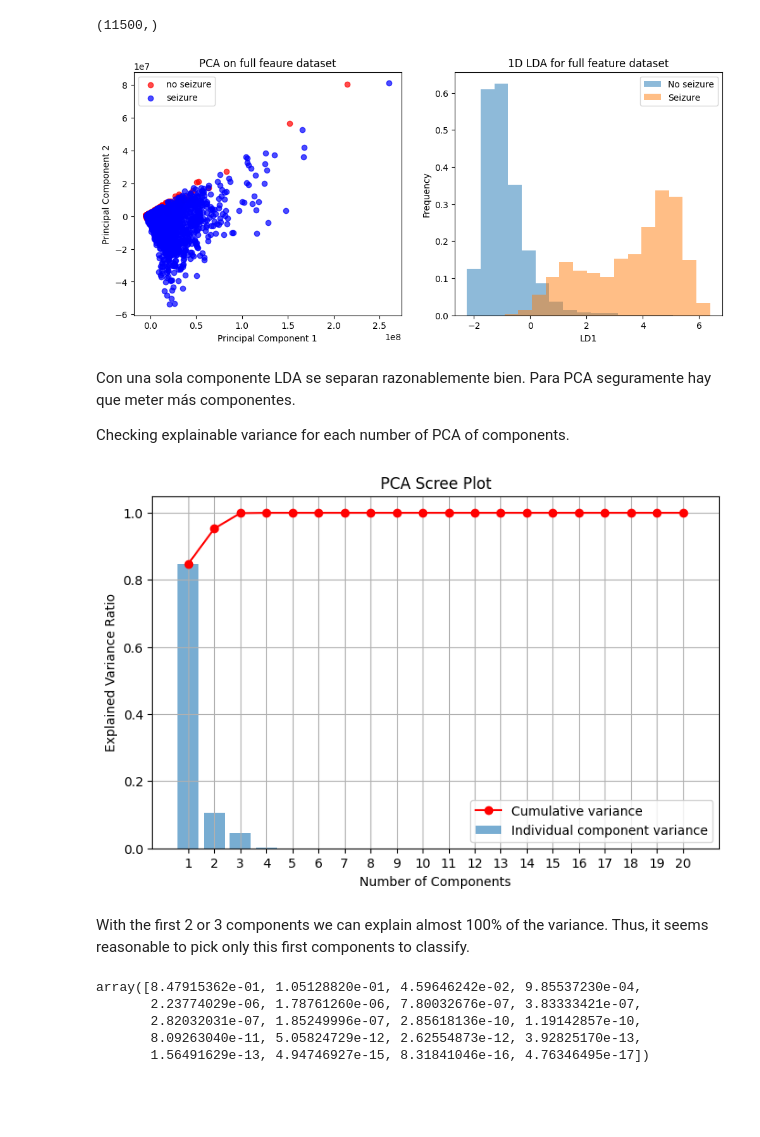
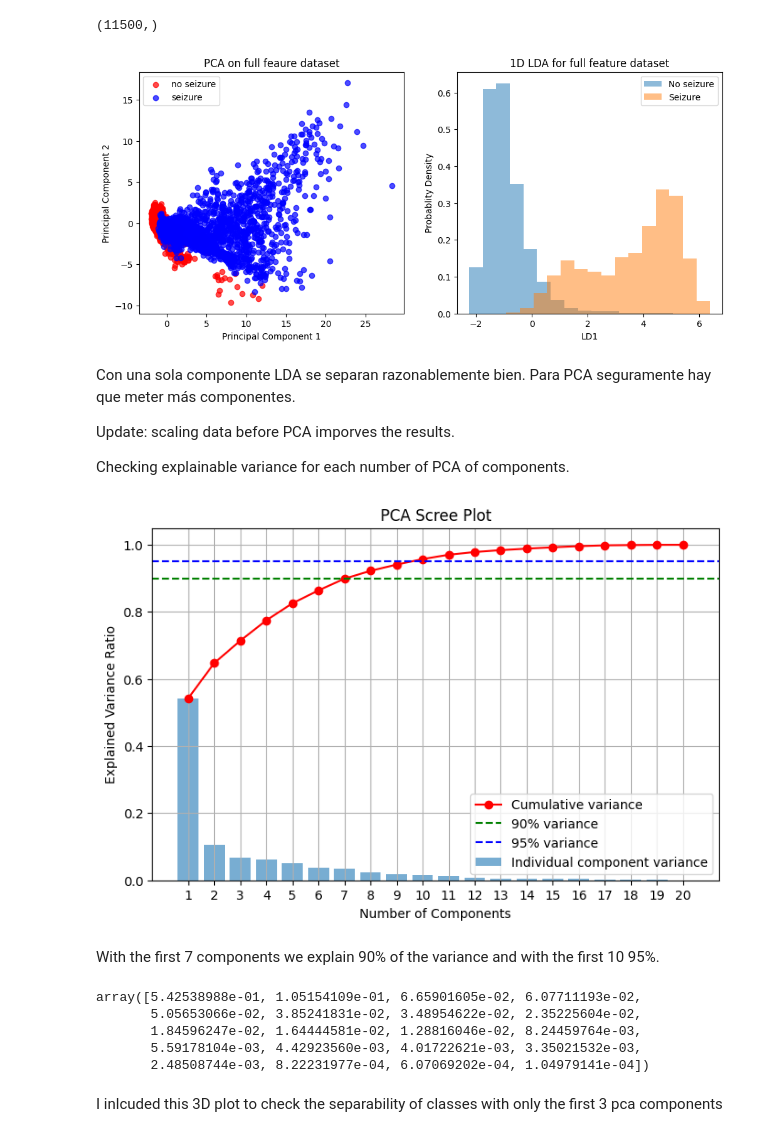
Before and after one commit to xterm99/kaggle-epileptic-seizure-recognition, a Jupyter notebook: dimensionality_reduction.ipynb, the cells around one changed output. Saved outputs shown, nothing was run; the diff lists cells and outputs as text; code cells hidden in the pictures; blank space fills up the shorter version.

Commit message:
imporved PCA by normalizing features before transformation

```diff
--- a/dimensionality_reduction.ipynb
+++ b/dimensionality_reduction.ipynb
@@ -25,0 +24,8 @@ y = transformed_df["y"]
+# %%
+X = transformed_df.drop(columns="y")
+y = transformed_df["y"]
+
+# Pruebo a normalizar por si mejora los resultados
+scaler = StandardScaler()
+X = pd.DataFrame(scaler.fit_transform(X), columns=X.columns)
+X
@@ -66,52 +86,59 @@ plt.ylabel("Probablity Density")
 plt.legend()
 plt.show()
 # %% [output]
-[figure, old version]
+[figure, new version]
 # %% [markdown]
 Con una sola componente LDA se separan razonablemente bien. Para PCA seguramente hay que meter más componentes.
 
+Update: scaling data before PCA imporves the results.
+
 Checking explainable variance for each number of PCA of components.
 # %%
 pca = PCA()
 pca.fit(X)
 
 explained_variance_ratio = pca.explained_variance_ratio_
 cumulative_explained_variance = np.cumsum(explained_variance_ratio)
 
 plt.figure(figsize=(8, 5))
 
 # Plot individual explained variance ratios
 plt.bar(range(1, len(explained_variance_ratio) + 1),
         explained_variance_ratio,
         alpha=0.6,
         label='Individual component variance')
 
 # Plot cumulative explained variance
 plt.plot(range(1, len(cumulative_explained_variance) + 1),
          cumulative_explained_variance,
          marker='o',
          color='red',
          label='Cumulative variance')
 
+plt.axhline(y=0.9, color='green', linestyle='--', label='90% variance')
+plt.axhline(y=0.95, color='blue', linestyle='--', label='95% variance')
+
 plt.xlabel('Number of Components')
 plt.ylabel('Explained Variance Ratio')
 plt.title('PCA Scree Plot')
 plt.xticks(range(1, len(explained_variance_ratio) + 1))
 plt.legend()
 plt.grid(True)
 plt.show()
 # %% [output]
-[figure, old version]
+[figure, new version]
 # %% [markdown]
-With the first 2 or 3 components we can explain almost 100% of the variance. Thus, it seems reasonable to pick only this first components to classify.
+With the first 7 components we explain 90% of the variance and with the first 10 95%.
 # %%
 explained_variance_ratio
 # %% [output]
-array([8.47915362e-01, 1.05128820e-01, 4.59646242e-02, 9.85537230e-04,
-       2.23774029e-06, 1.78761260e-06, 7.80032676e-07, 3.83333421e-07,
-       2.82032031e-07, 1.85249996e-07, 2.85618136e-10, 1.19142857e-10,
-       8.09263040e-11, 5.05824729e-12, 2.62554873e-12, 3.92825170e-13,
-       1.56491629e-13, 4.94746927e-15, 8.31841046e-16, 4.76346495e-17])
+array([5.42538988e-01, 1.05154109e-01, 6.65901605e-02, 6.07711193e-02,
+       5.05653066e-02, 3.85241831e-02, 3.48954622e-02, 2.35225604e-02,
+       1.84596247e-02, 1.64444581e-02, 1.28816046e-02, 8.24459764e-03,
+       5.59178104e-03, 4.42923560e-03, 4.01722621e-03, 3.35021532e-03,
+       2.48508744e-03, 8.22231977e-04, 6.07069202e-04, 1.04979141e-04])
+# %% [markdown]
+I inlcuded this 3D plot to check the separability of classes with only the first 3 pca components
 # %%
 pca = PCA(n_components=3)
 X_pca = pca.fit_transform(X)
```
Also changed, not shown: parts of 4 cells of this notebook.
